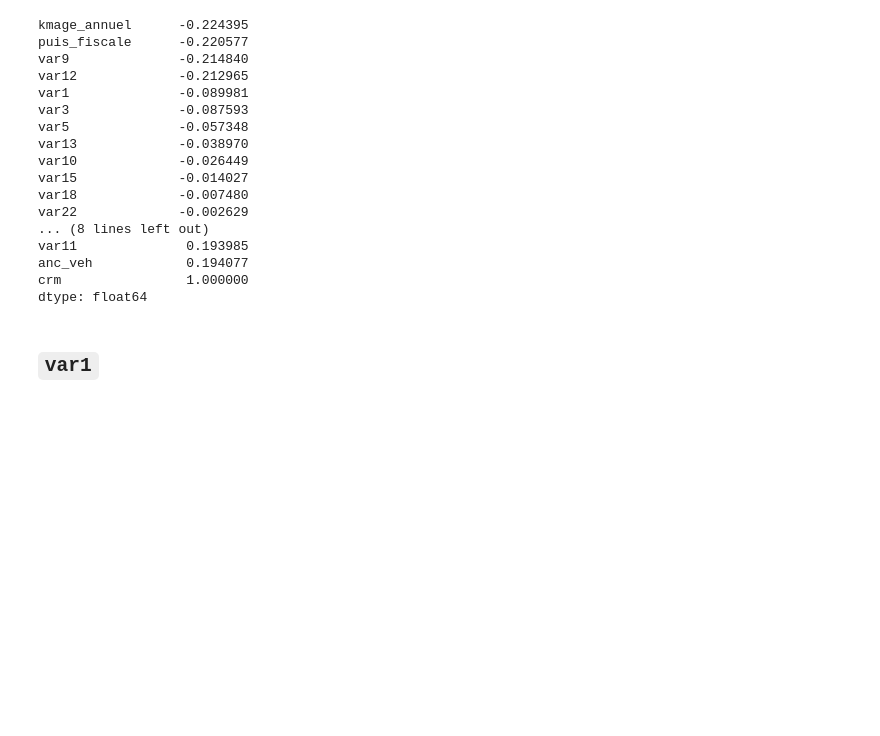
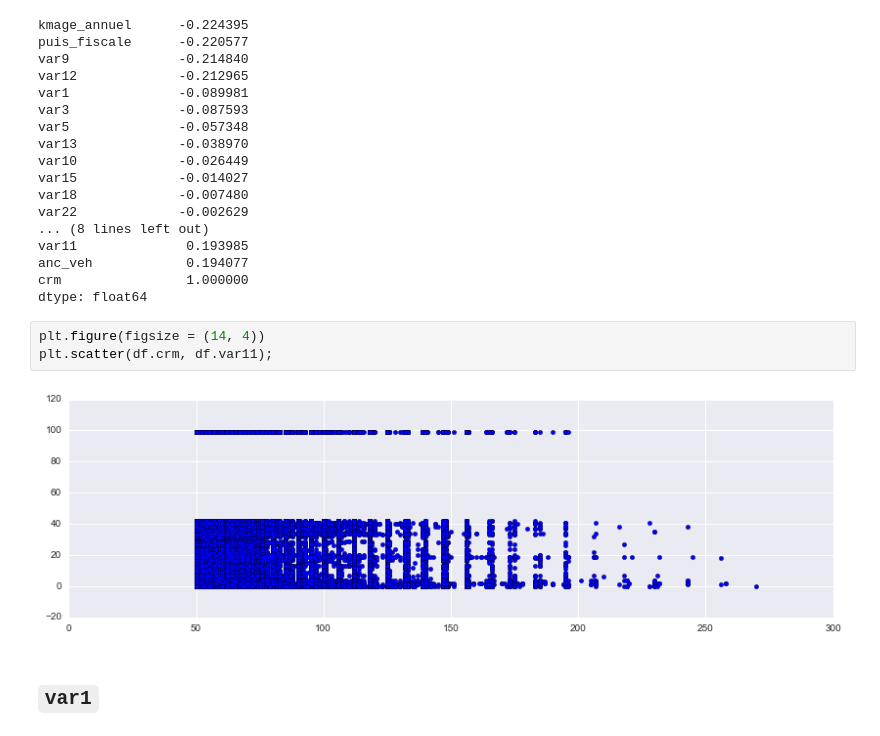
Before and after one commit to demidovakatya/competitions, a Jupyter notebook: eda_correlations.ipynb, the cells around one changed output. Drawn from its saved outputs; the diff is of its cells as text; blank space fills up the shorter version.

```diff
--- a/eda_correlations.ipynb
+++ b/eda_correlations.ipynb
@@ -211,6 +230,11 @@ var11              0.193985
 anc_veh            0.194077
 crm                1.000000
 dtype: float64
+# %%
+plt.figure(figsize = (14, 4))
+plt.scatter(df.crm, df.var11);
+# %% [output]
+[figure, added]
 # %% [markdown]
 ## `var1`
 # %%
```
Also changed, not shown: parts of 29 cells of this notebook, 1 other file.
